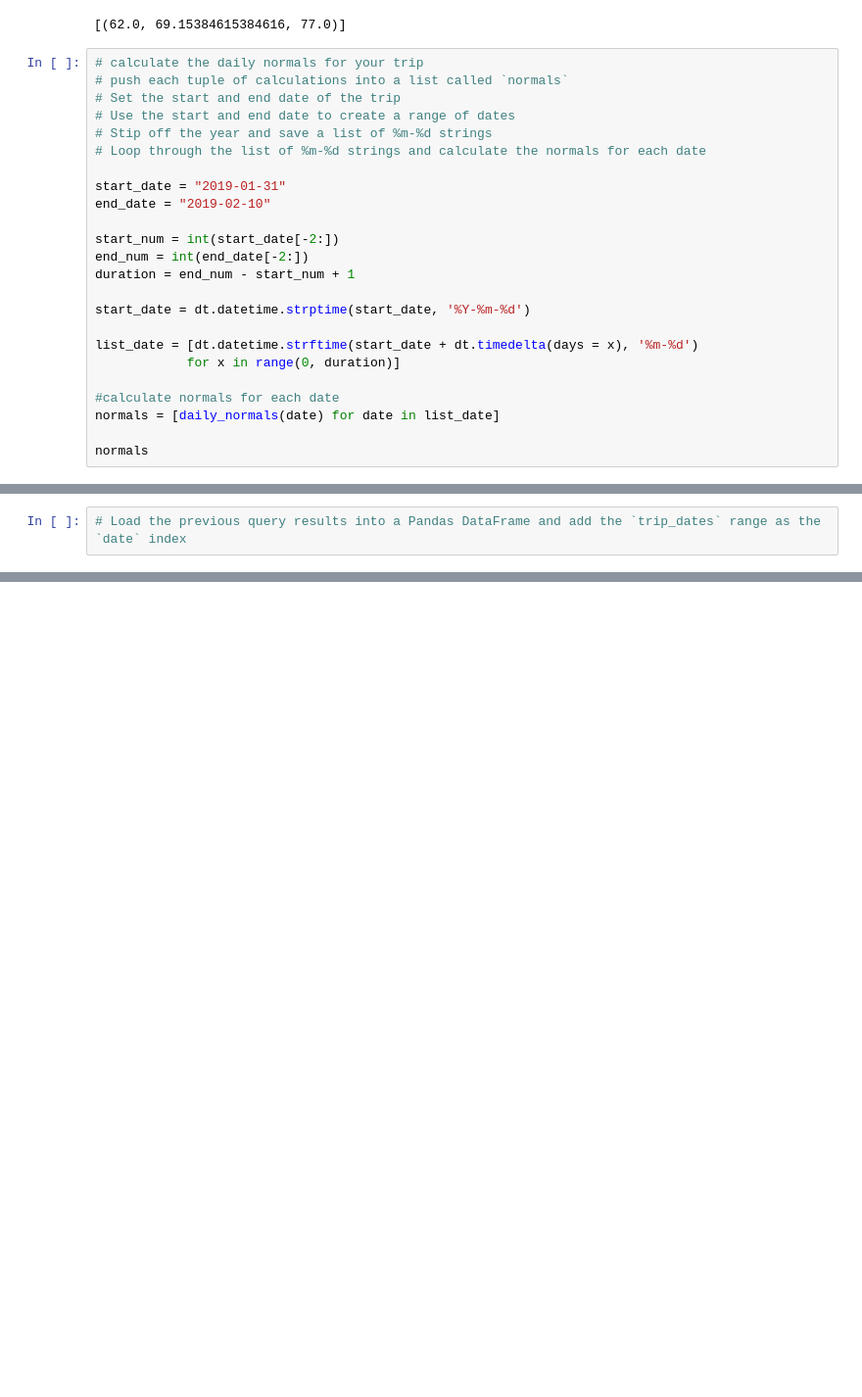
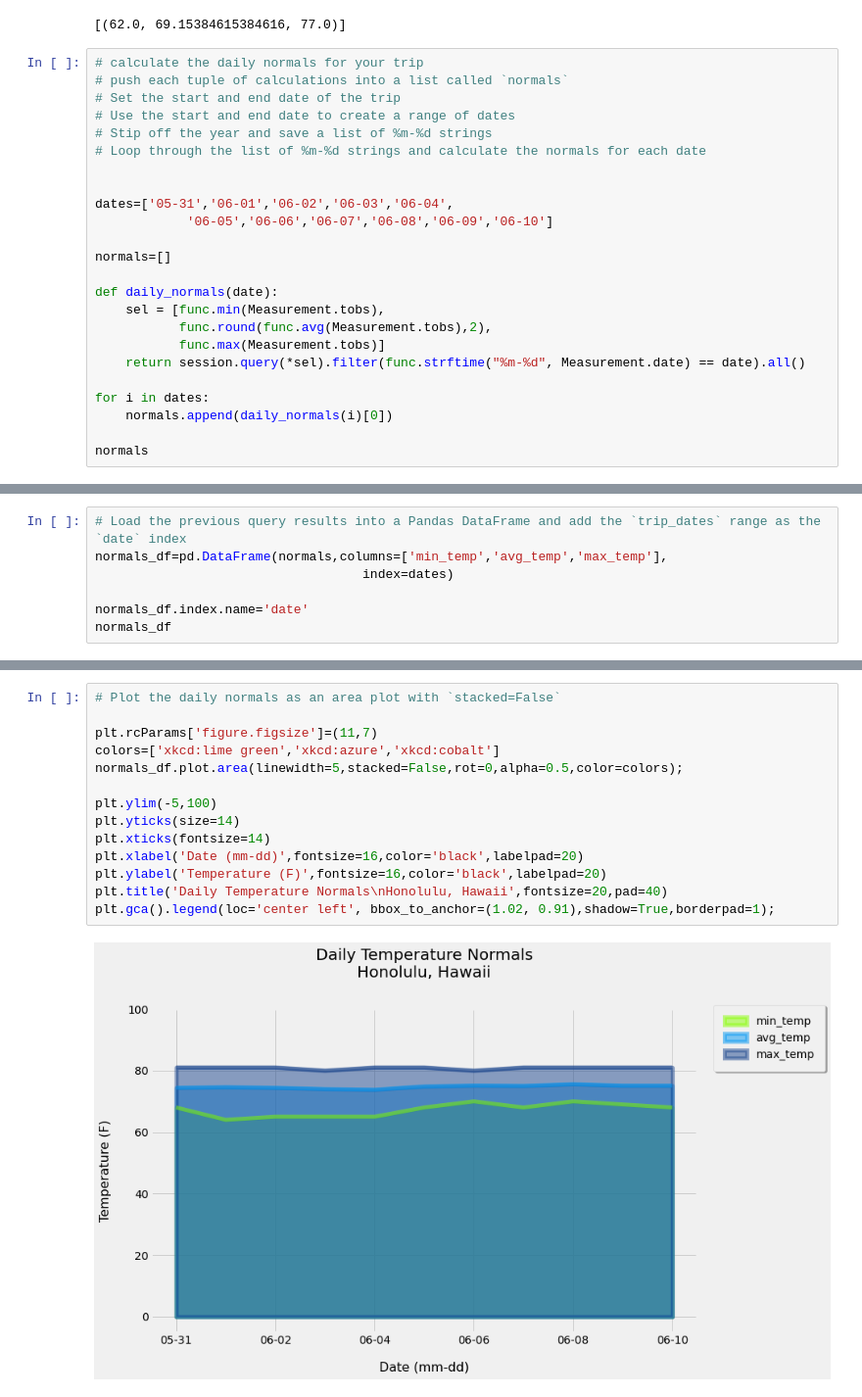
Before and after one commit to maylacdao/sqlalchemy-Hawaii-climate-analysis, a Jupyter notebook: Homework/Instructions/climate_starter.ipynb, the cells around one changed output, grey strips where cells are left out. Shown: that part at 98% size. Saved outputs shown, nothing was run; the diff lists cells and outputs as text; blank space fills up the shorter version.

```diff
--- a/Homework/Instructions/climate_starter.ipynb
+++ b/Homework/Instructions/climate_starter.ipynb
@@ -279,20 +279,20 @@ daily_normals("01-01")
 # Stip off the year and save a list of %m-%d strings
 # Loop through the list of %m-%d strings and calculate the normals for each date
 
-start_date = "2019-01-31"
-end_date = "2019-02-10"
 
-start_num = int(start_date[-2:])
-end_num = int(end_date[-2:])
-duration = end_num - start_num + 1
+dates=['05-31','06-01','06-02','06-03','06-04',
+            '06-05','06-06','06-07','06-08','06-09','06-10']
 
-start_date = dt.datetime.strptime(start_date, '%Y-%m-%d')
+normals=[]
 
-list_date = [dt.datetime.strftime(start_date + dt.timedelta(days = x), '%m-%d')
-            for x in range(0, duration)]
+def daily_normals(date):
+    sel = [func.min(Measurement.tobs),
+           func.round(func.avg(Measurement.tobs),2),
+           func.max(Measurement.tobs)]
+    return session.query(*sel).filter(func.strftime("%m-%d", Measurement.date) == date).all()
 
-#calculate normals for each date
-normals = [daily_normals(date) for date in list_date]
+for i in dates:
+    normals.append(daily_normals(i)[0])
 
 normals
 # %% [output]
@@ -300,2 +310,7 @@ normals
 # %%
 # Load the previous query results into a Pandas DataFrame and add the `trip_dates` range as the `date` index
+normals_df=pd.DataFrame(normals,columns=['min_temp','avg_temp','max_temp'],
+                                   index=dates)
+
+normals_df.index.name='date'
+normals_df
@@ -303,0 +331,16 @@ normals
+# %%
+# Plot the daily normals as an area plot with `stacked=False`
+
+plt.rcParams['figure.figsize']=(11,7)
+colors=['xkcd:lime green','xkcd:azure','xkcd:cobalt']
+normals_df.plot.area(linewidth=5,stacked=False,rot=0,alpha=0.5,color=colors);
+
+plt.ylim(-5,100)
+plt.yticks(size=14)
+plt.xticks(fontsize=14)
+plt.xlabel('Date (mm-dd)',fontsize=16,color='black',labelpad=20)
+plt.ylabel('Temperature (F)',fontsize=16,color='black',labelpad=20)
+plt.title('Daily Temperature Normals\nHonolulu, Hawaii',fontsize=20,pad=40)
+plt.gca().legend(loc='center left', bbox_to_anchor=(1.02, 0.91),shadow=True,borderpad=1);
+# %% [output]
+[figure, added]
```
Also changed, not shown: parts of 3 cells of this notebook, 7 other files.
